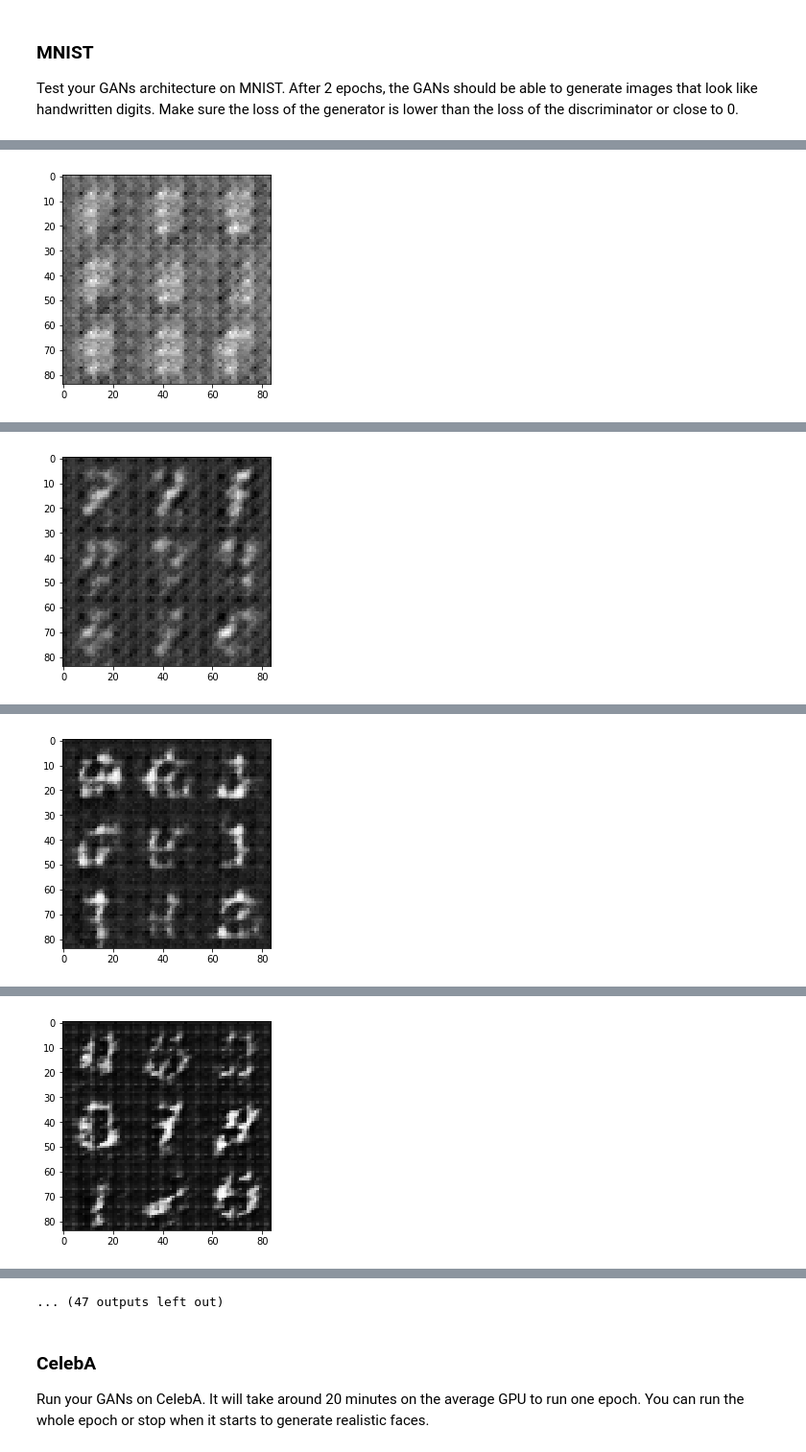
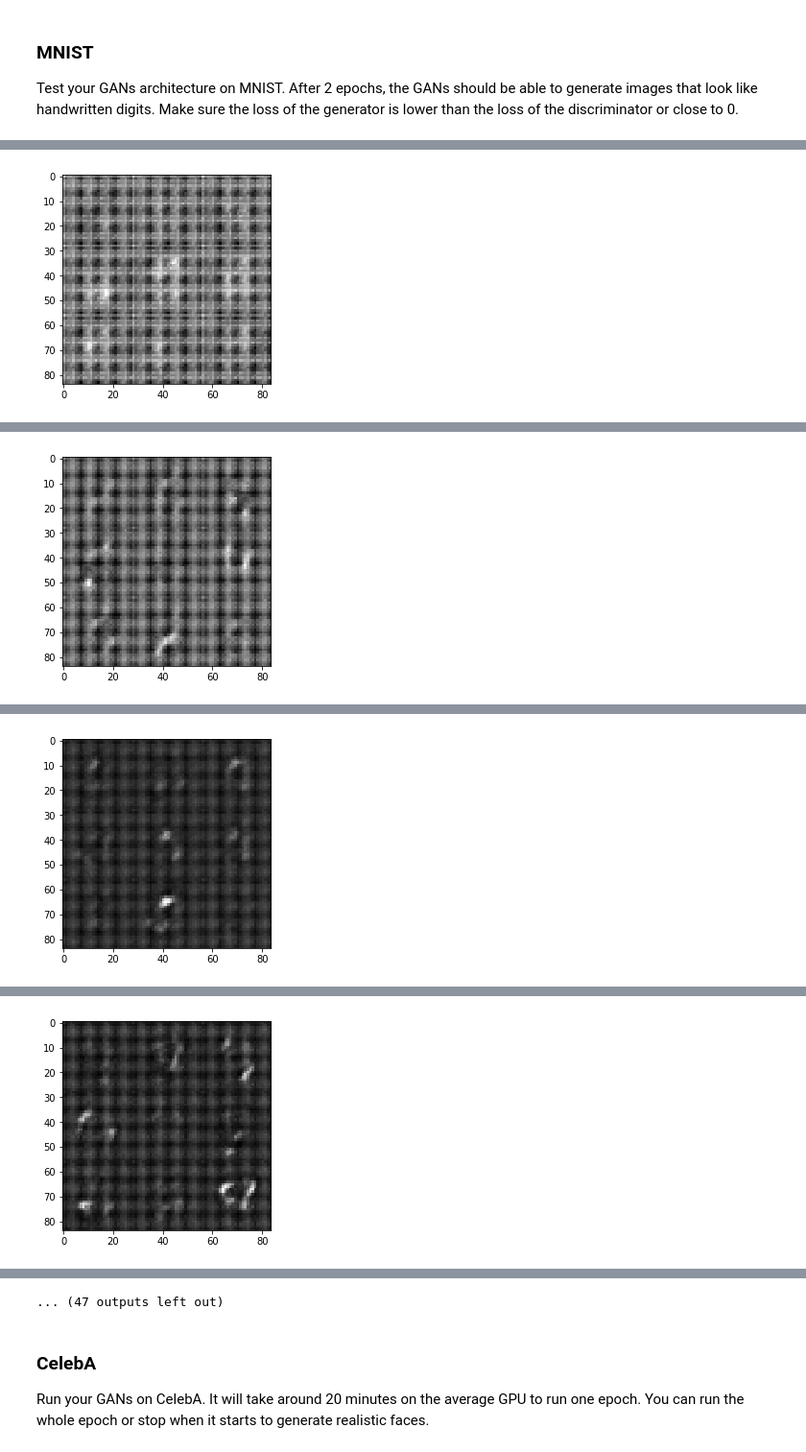
Before and after one commit to lamueno/udacity_nd101, a Jupyter notebook: face_generation/dlnd_face_generation.ipynb, the cells around one changed output, grey strips where cells are left out. Shown at 96% size. Cells and saved outputs as stored; diff of their text form; code cells hidden in the pictures.

```diff
--- a/face_generation/dlnd_face_generation.ipynb
+++ b/face_generation/dlnd_face_generation.ipynb
@@ -208,31 +206,39 @@ def generator(z, out_channel_dim, is_train=True):
 
         # Reviewer: Your generator is overpowering your discriminator
 
-        # Starts with 2x2x512
-        layer = tf.layers.dense(z, 3 * 3 * 512)
-        layer = tf.reshape(layer, (-1, 3, 3, 512))
+        # L1:Starts with 4x4x256
+        # L1:Starts with 3x3x512
+        layer = tf.layers.dense(z, 4 * 4 * 512)
+        layer = tf.reshape(layer, (-1, 4, 4, 512))
         layer = tf.layers.batch_normalization(layer, training = is_train)
         layer = tf.nn.relu(layer)
 
+        # L2
         layer = tf.layers.conv2d_transpose(layer, 256, 3, strides=2, padding='same')
         layer = tf.layers.batch_normalization(layer, training = is_train)
         relu = tf.nn.relu(layer)
-        # 4x4x256 now
+        # 6x6x256 now
+        # 8x8x256 now
 
+        # L3
         layer = tf.layers.conv2d_transpose(layer, 128, 3, strides=2, padding='same')
         layer = tf.layers.batch_normalization(layer, training = is_train)
         layer = tf.nn.relu(layer)
-        # 8x8x128
+        # 12x12x128 now
+        # 16x16x256 now
 
+        # L4
         layer = tf.layers.conv2d_transpose(layer, 64, 3, strides=2, padding='same')
         layer = tf.layers.batch_normalization(layer, training = is_train)
         layer = tf.nn.relu(layer)
-        # 16x16x64
+        # 24x24x64
+        # 32x32x256 now
 
-        # Output layer 32x32x? --> 28x28x?
+
+        # L5 Output layer
         layer = tf.layers.conv2d_transpose(layer, out_channel_dim, 3, strides=2, padding='same')
+        # 48x48x3 now
         layer = tf.image.resize_images(layer, size=(28, 28))
-
         output = tf.nn.tanh(layer, name='generator_main')
 
     return output
@@ -263,7 +269,7 @@ def model_loss(input_real, input_z, out_channel_dim):
     discriminator_real_model, discriminator_real_logits = discriminator(input_real, reuse=False)
     discriminator_fake_model, discriminator_fake_logits = discriminator(generator_model, reuse=True)
 
-    smooth = 0.1
+    smooth = 0.2
     discriminator_real_loss = tf.reduce_mean(tf.nn.sigmoid_cross_entropy_with_logits(logits=discriminator_real_logits,
                                                                          labels=tf.ones_like(discriminator_real_model) * (1 - smooth)))
 
@@ -412,8 +418,8 @@ Test your GANs architecture on MNIST.  After 2 epochs, the GANs should be able t
 # %%
 batch_size = 64
 z_dim = 100
-learning_rate = 0.0005
-beta1 = 0.5
+learning_rate = 0.0004
+beta1 = 0.4
 tf.reset_default_graph()
 
 """
@@ -434 +440 @@ Step 64... Discriminator Loss: 0.9486... Generator Loss: 0.9681
-[figure, old version]
+[figure, new version]
@@ -439 +445 @@ Step 128... Discriminator Loss: 1.5907... Generator Loss: 3.3730
-[figure, old version]
+[figure, new version]
@@ -444 +450 @@ Step 192... Discriminator Loss: 0.7381... Generator Loss: 1.6129
-[figure, old version]
+[figure, new version]
@@ -449 +455 @@ Step 256... Discriminator Loss: 1.1626... Generator Loss: 0.7150
-[figure, old version]
+[figure, new version]
```
Also changed, not shown: parts of 3 cells of this notebook, 1 other file.
